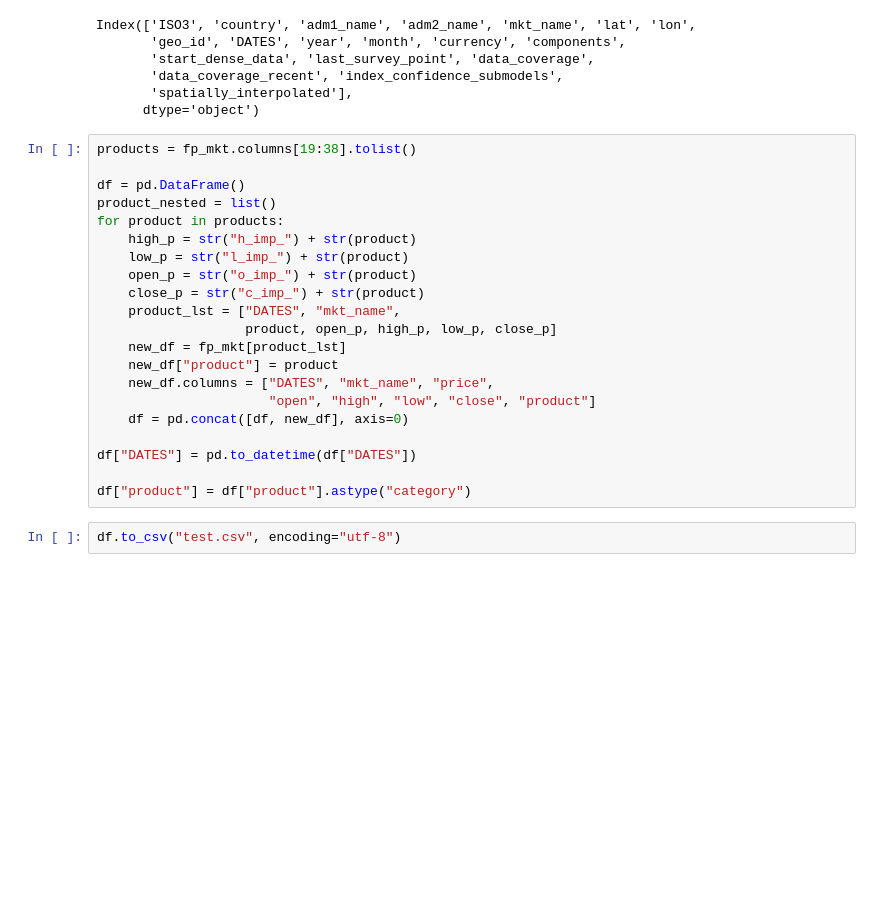
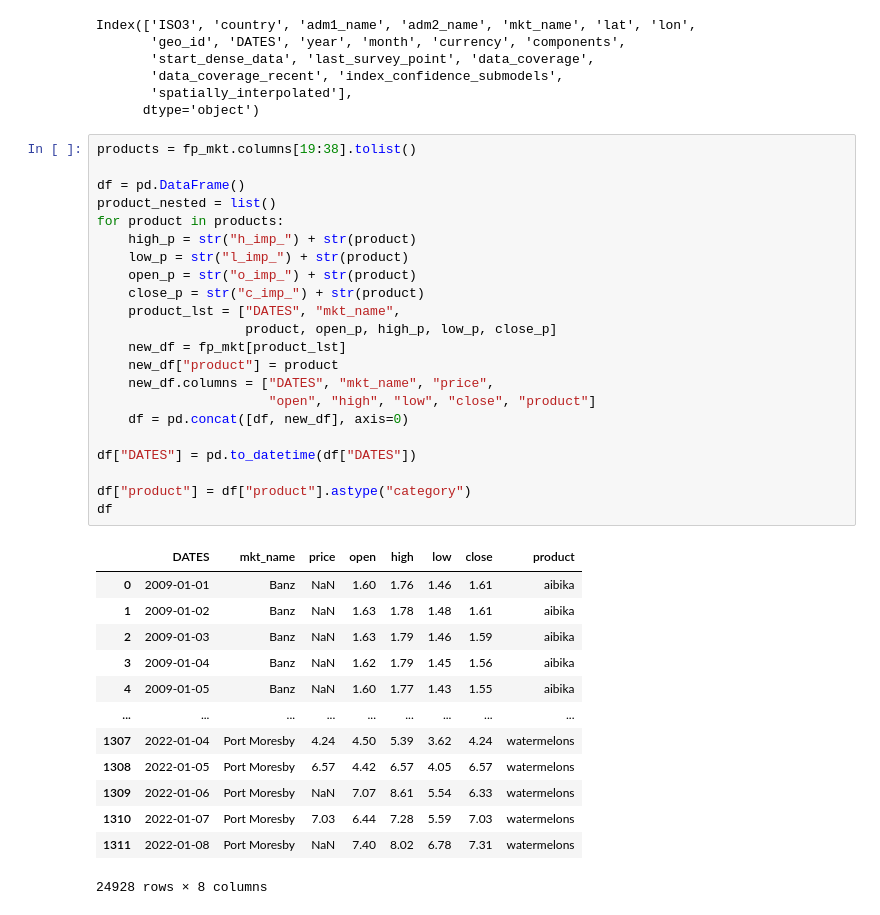
Before and after one commit to worldbank/pacific-observatory, a Jupyter notebook: scripts/notebooks/PriceViz.ipynb, the cells around one changed output. Cells and saved outputs as stored; diff of their text form; blank space fills up the shorter version.

```diff
--- a/scripts/notebooks/PriceViz.ipynb
+++ b/scripts/notebooks/PriceViz.ipynb
@@ -126,23 +127,36 @@ Index(['ISO3', 'country', 'adm1_name', 'adm2_name', 'mkt_name', 'lat', 'lon',
 # %%
 products = fp_mkt.columns[19:38].tolist()
 
 df = pd.DataFrame()
 product_nested = list()
 for product in products:
     high_p = str("h_imp_") + str(product)
     low_p = str("l_imp_") + str(product)
     open_p = str("o_imp_") + str(product)
     close_p = str("c_imp_") + str(product)
     product_lst = ["DATES", "mkt_name",
                    product, open_p, high_p, low_p, close_p]
     new_df = fp_mkt[product_lst]
     new_df["product"] = product
     new_df.columns = ["DATES", "mkt_name", "price",
                       "open", "high", "low", "close", "product"]
     df = pd.concat([df, new_df], axis=0)
 
 df["DATES"] = pd.to_datetime(df["DATES"])
 
 df["product"] = df["product"].astype("category")
+df
+# %% [output]
+|  | DATES | mkt_name | price | open | high | low | close | product |
+| 0 | 2009-01-01 | Banz | NaN | 1.60 | 1.76 | 1.46 | 1.61 | aibika |
+| 1 | 2009-01-02 | Banz | NaN | 1.63 | 1.78 | 1.48 | 1.61 | aibika |
+| 2 | 2009-01-03 | Banz | NaN | 1.63 | 1.79 | 1.46 | 1.59 | aibika |
+| 3 | 2009-01-04 | Banz | NaN | 1.62 | 1.79 | 1.45 | 1.56 | aibika |
+| 4 | 2009-01-05 | Banz | NaN | 1.60 | 1.77 | 1.43 | 1.55 | aibika |
+| ... | ... | ... | ... | ... | ... | ... | ... | ... |
+| 1307 | 2022-01-04 | Port Moresby | 4.24 | 4.50 | 5.39 | 3.62 | 4.24 | watermelons |
+| 1308 | 2022-01-05 | Port Moresby | 6.57 | 4.42 | 6.57 | 4.05 | 6.57 | watermelons |
+| 1309 | 2022-01-06 | Port Moresby | NaN | 7.07 | 8.61 | 5.54 | 6.33 | watermelons |
+| 1310 | 2022-01-07 | Port Moresby | 7.03 | 6.44 | 7.28 | 5.59 | 7.03 | watermelons |
+| 1311 | 2022-01-08 | Port Moresby | NaN | 7.40 | 8.02 | 6.78 | 7.31 | watermelons |
+24928 rows × 8 columns
-# %%
-df.to_csv("test.csv", encoding="utf-8")
```
Also changed, not shown: parts of 4 cells of this notebook, 1 other file.
